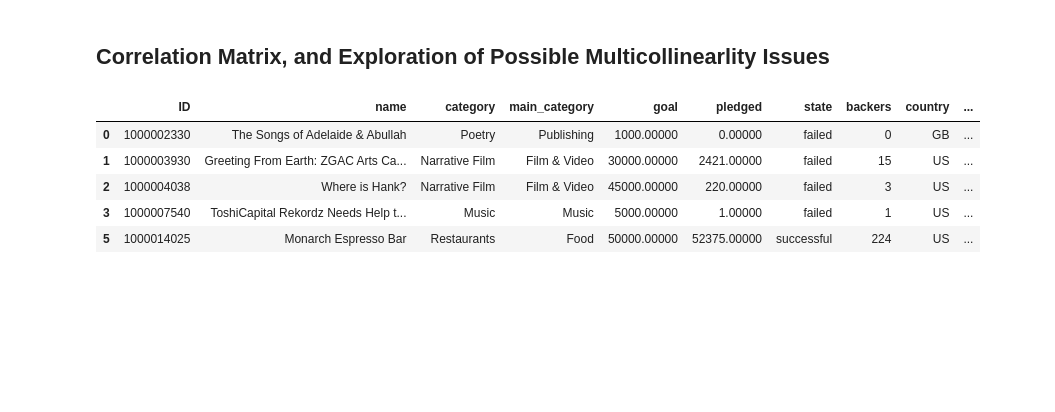
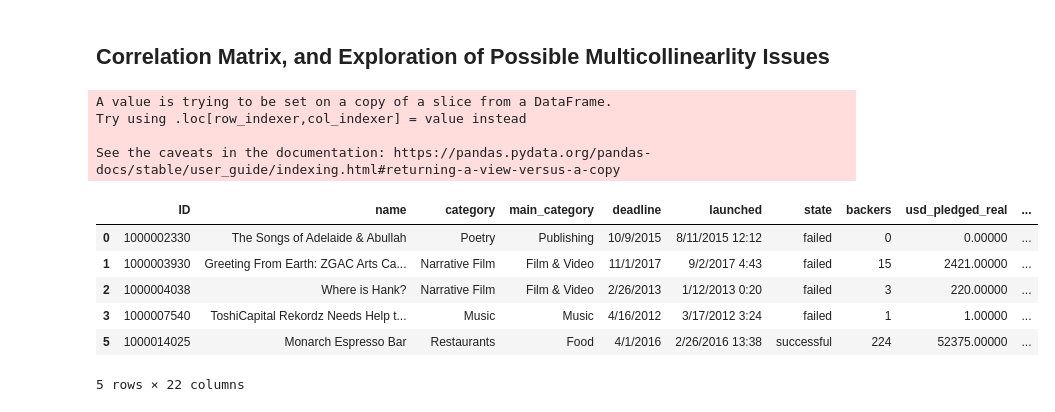
Before and after one commit to mayaaravapalli/Kickstarter-Project-, a Jupyter notebook: EDA.ipynb, the cells around one changed output. Drawn from its saved outputs; the diff is of its cells as text; code cells hidden in the pictures; blank space fills up the shorter version.

```diff
--- a/EDA.ipynb
+++ b/EDA.ipynb
@@ -101,3 +102,21 @@ kick.describe()
+# %%
+# Creating deadline month
+kick['deadline_month'] = deadline.dt.month
+
+# Creating deadline day
+kick['deadline_day'] = deadline.dt.day
+
+# Creating deadline weekday
+kick['deadline_weekday'] = deadline.dt.weekday #0 is Monday and 6 is Sunday
+# %%
+# Creating launched month
+kick['launched_month'] = launched.dt.month
+
+# Creating launched day
+kick['launched_day'] = launched.dt.day
+
+# Creating launched weekday
+kick['launched_weekday'] = launched.dt.weekday #0 is Monday and 6 is Sunday
 # %%
 #converting the difference in days to an integer
 kick['diff_days'] = kick['diff_days'].dt.days
@@ -160,7 +195,7 @@ kick.head()
 print(list(kick))
 
 #selecting only the columns we might want to use
-kick = kick.iloc[:, np.r_[0:4, 6, 8:12, 13:len(kick.columns)]]
+kick1 = kick.iloc[:, np.r_[0:4,5,7,9,10,13:len(kick.columns)]]
 
 #excluded: deadline, launched (as there is the deadline_date, launched_date)
 #excluded usd_pledged which has 206 missing values -> this was the kickstarter automatic conversion which is replaced by usd_pleged_real
@@ -186,16 +222,22 @@ def recoded(x):
         return 0
 # %%
 #creating a new column with recoded target
-kick['recoded_target'] = kick['state'].apply(recoded)
+kick1['recoded_target'] = kick1['state'].apply(recoded)
+# %% [output]
+A value is trying to be set on a copy of a slice from a DataFrame.
+Try using .loc[row_indexer,col_indexer] = value instead
+
+See the caveats in the documentation: https://pandas.pydata.org/pandas-docs/stable/user_guide/indexing.html#returning-a-view-versus-a-copy
 # %%
 #checking
-kick.head()
+kick1.head()
 # %% [output]
-|  | ID | name | category | main_category | goal | pledged | state | backers | country | ... |
-| 0 | 1000002330 | The Songs of Adelaide & Abullah | Poetry | Publishing | 1000.00000 | 0.00000 | failed | 0 | GB | ... |
-| 1 | 1000003930 | Greeting From Earth: ZGAC Arts Ca... | Narrative Film | Film & Video | 30000.00000 | 2421.00000 | failed | 15 | US | ... |
-| 2 | 1000004038 | Where is Hank? | Narrative Film | Film & Video | 45000.00000 | 220.00000 | failed | 3 | US | ... |
-| 3 | 1000007540 | ToshiCapital Rekordz Needs Help t... | Music | Music | 5000.00000 | 1.00000 | failed | 1 | US | ... |
-| 5 | 1000014025 | Monarch Espresso Bar | Restaurants | Food | 50000.00000 | 52375.00000 | successful | 224 | US | ... |
+|  | ID | name | category | main_category | deadline | launched | state | backers | usd_pledged_real | ... |
+| 0 | 1000002330 | The Songs of Adelaide & Abullah | Poetry | Publishing | 10/9/2015 | 8/11/2015 12:12 | failed | 0 | 0.00000 | ... |
+| 1 | 1000003930 | Greeting From Earth: ZGAC Arts Ca... | Narrative Film | Film & Video | 11/1/2017 | 9/2/2017 4:43 | failed | 15 | 2421.00000 | ... |
+| 2 | 1000004038 | Where is Hank? | Narrative Film | Film & Video | 2/26/2013 | 1/12/2013 0:20 | failed | 3 | 220.00000 | ... |
+| 3 | 1000007540 | ToshiCapital Rekordz Needs Help t... | Music | Music | 4/16/2012 | 3/17/2012 3:24 | failed | 1 | 1.00000 | ... |
+| 5 | 1000014025 | Monarch Espresso Bar | Restaurants | Food | 4/1/2016 | 2/26/2016 13:38 | successful | 224 | 52375.00000 | ... |
+5 rows × 22 columns
 # %%
 #correlation matrix
```
Also changed, not shown: parts of 15 cells of this notebook, 2 other files.
